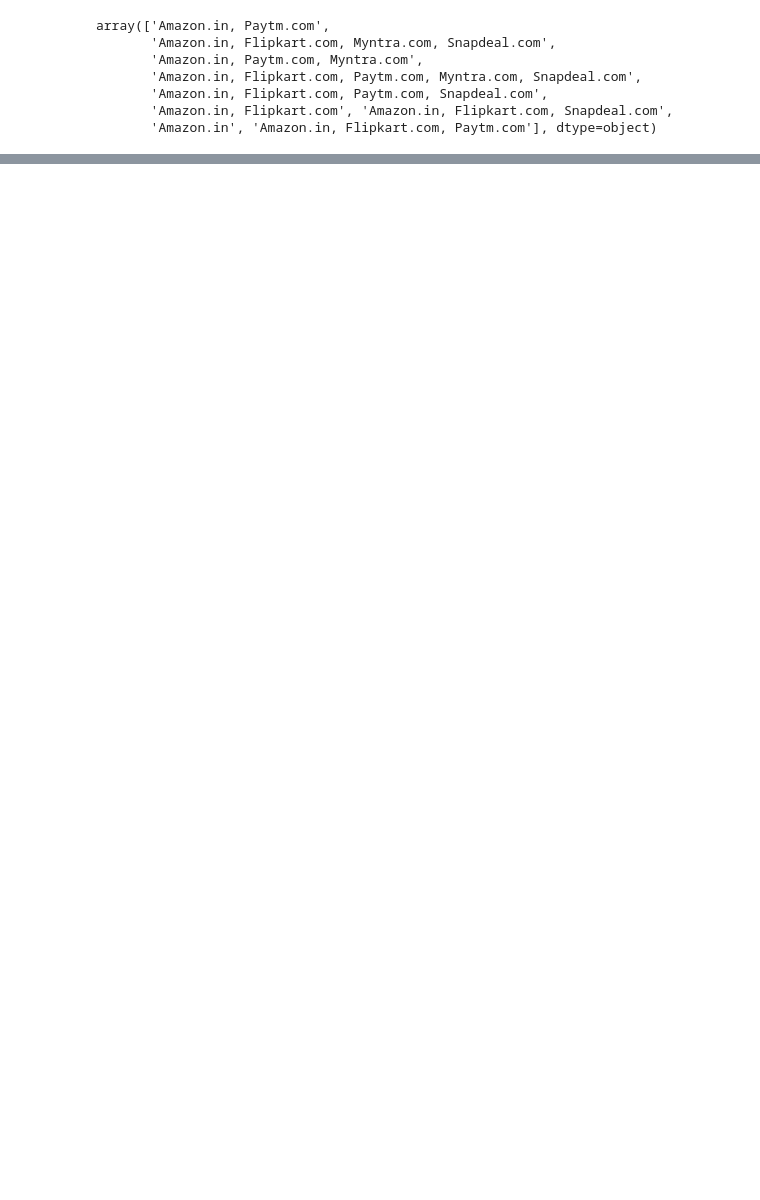
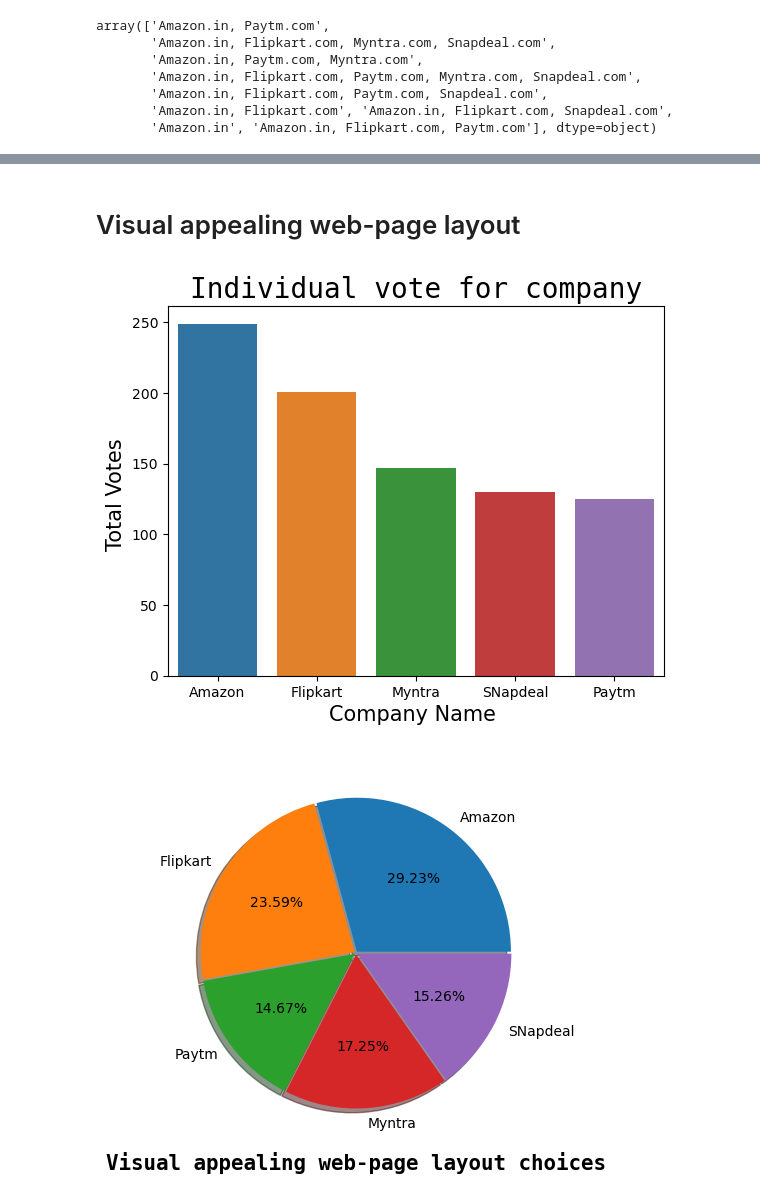
Before and after one commit to mohittomar2008/Customer-Rentension, a Jupyter notebook: customer_retention.ipynb, the cells around one changed output, grey strips where cells are left out. Saved outputs shown, nothing was run; the diff lists cells and outputs as text; code cells hidden in the pictures; blank space fills up the shorter version.

```diff
--- a/customer_retention.ipynb
+++ b/customer_retention.ipynb
@@ -1473,0 +1492,9 @@ flipkart
+# %% [markdown]
+# Visual appealing web-page layout
+# %%
+visual=list(df.iloc[:,48])
+
+individual_count(visual,'Visual appealing web-page layout choices')
+# %% [output]
+[figure, added]
+[figure, added]
```
Also changed, not shown: parts of 15 cells of this notebook.
